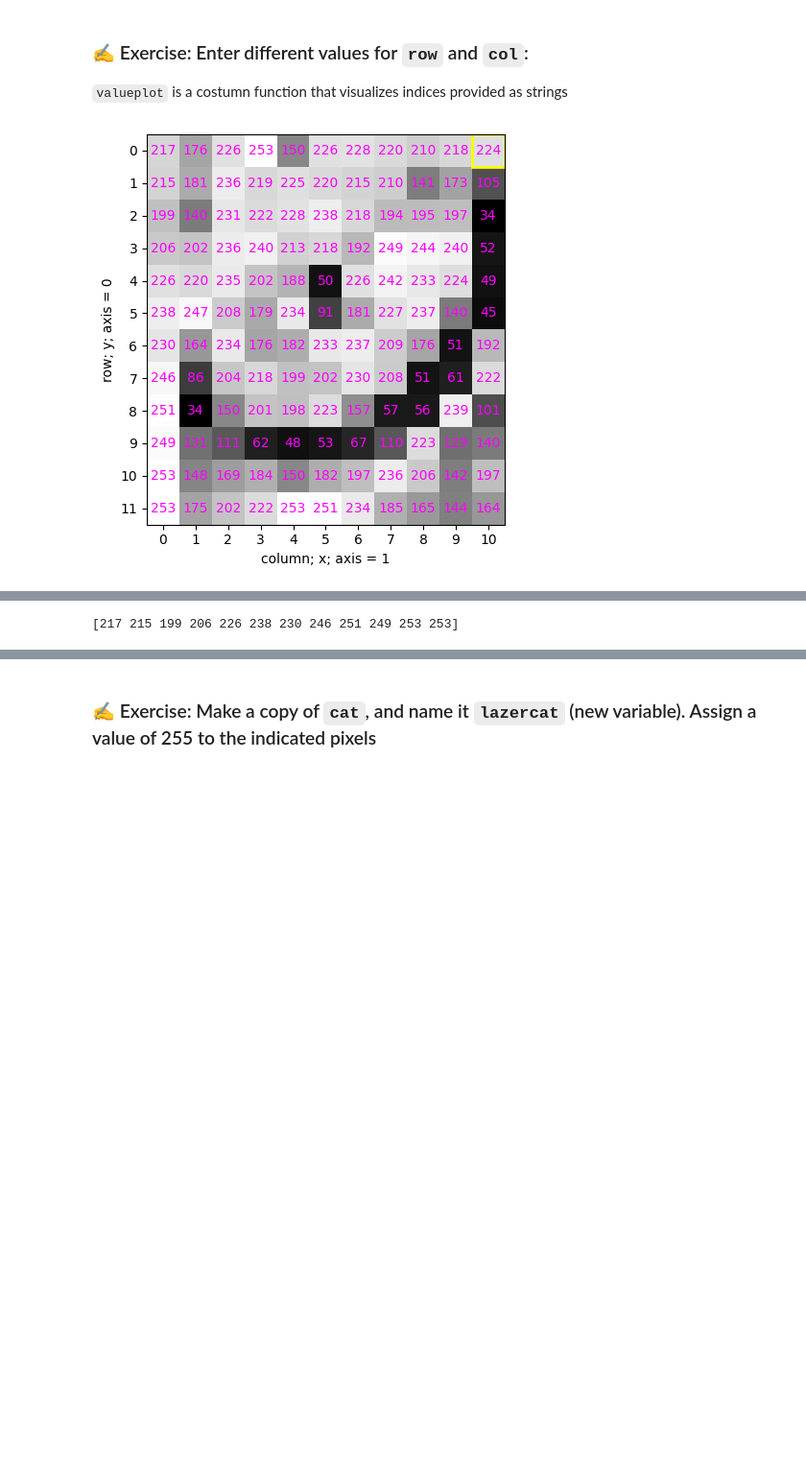
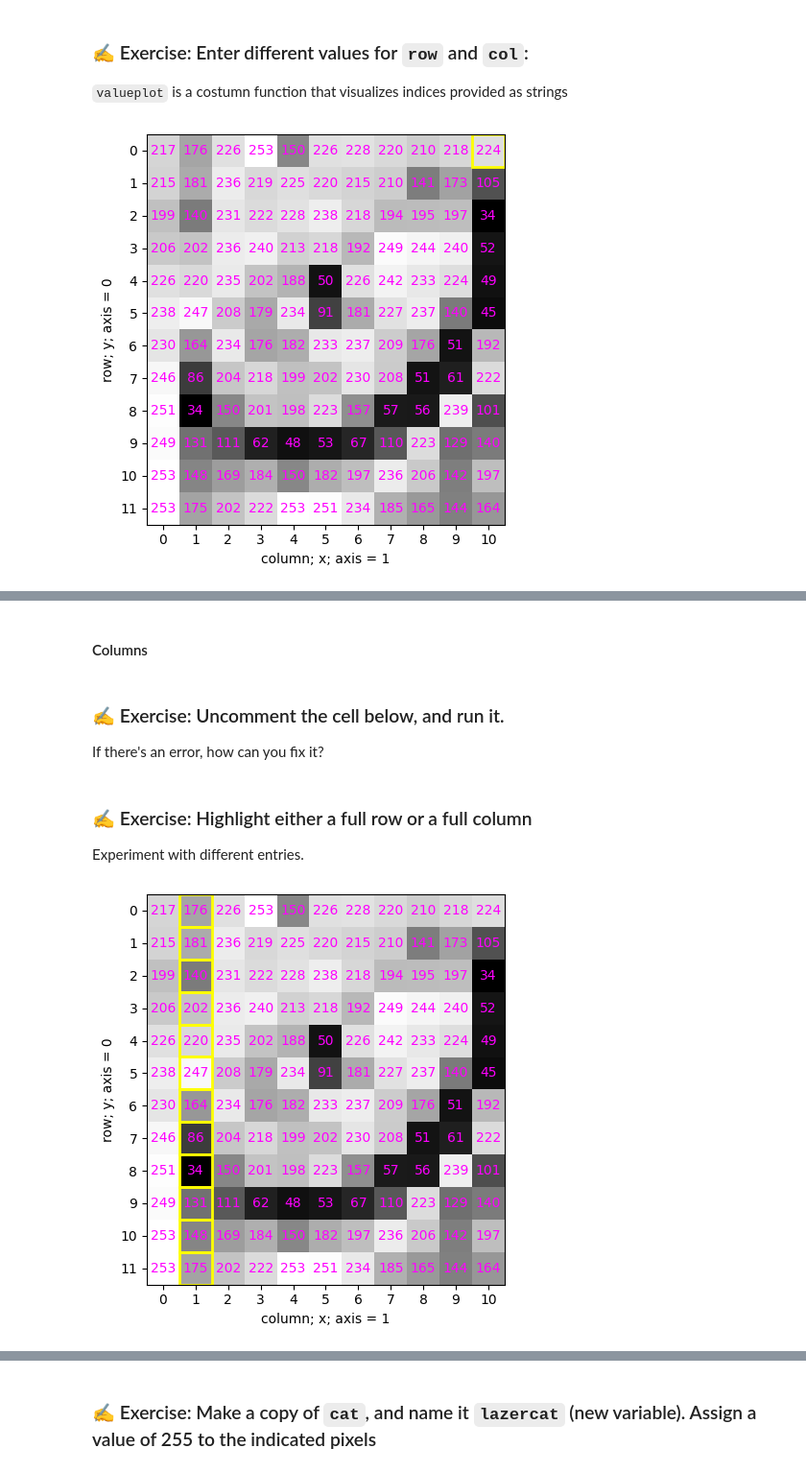
Before and after one commit to tlambert03/bobiac, a Jupyter notebook: content/04_digital_images_intro/python_for_bioimage_analysis.ipynb, the cells around one changed output, grey strips where cells are left out. Shown at 96% size. Saved outputs shown, nothing was run; the diff lists cells and outputs as text; code cells hidden in the pictures; blank space fills up the shorter version.

```diff
--- a/content/04_digital_images_intro/python_for_bioimage_analysis.ipynb
+++ b/content/04_digital_images_intro/python_for_bioimage_analysis.ipynb
@@ -201,7 +205,7 @@ simpleplot(cat)
 # %% [markdown]
 ### 4.5 Plot a simple histogram
 # %%
-def valueplot(image: np.ndarray, indices: str = None) -> None:
+def valueplot(image: np.ndarray, indices: str = "empty", fontsize: int = 10) -> None:
     """
     Show a 2-D array as a grayscale heat-map, print each pixel's value on top,
     and optionally outline pixels or regions.
@@ -221,6 +225,9 @@ def valueplot(image: np.ndarray, indices: str = None) -> None:
         - "[:,:]" - entire image
         - "[::2, 1::3]" - every 2nd row, every 3rd column starting from column 1
     """
+
+    if indices == "empty":
+        indices = "[0:0, 0:0]"
 
     def parse_index_string(index_str: str) -> tuple:
         """Parse numpy-style indexing string into tuple of slices/ints."""
@@ -283,11 +290,11 @@ def valueplot(image: np.ndarray, indices: str = None) -> None:
                 ha="center",
                 va="center",
                 color="magenta",
-                fontsize=10,
+                fontsize=fontsize,
             )
 
-    plt.ylabel("row; y; axis = 0")
-    plt.xlabel("column; x; axis = 1")
+    plt.ylabel("row; y; axis = 0", fontsize=fontsize)
+    plt.xlabel("column; x; axis = 1", fontsize=fontsize)
 
     # Handle different types of indices
     if indices is not None and len(indices) == 2:
@@ -425,4 +406,5 @@ valueplot(cat, indices="[-1, :]")  # Show entire row)
-# %%
-print(cat[:, 0])
-# %% [output]
-[217 215 199 206 226 238 230 246 251 249 253 253]
+# %% [markdown]
+#### Columns
+# %% [markdown]
+### ✍️ Exercise: Uncomment the cell below, and run it.
+If there's an error, how can you fix it?
@@ -429,2 +413,9 @@ print(cat[:, 0])
+# %% [markdown]
+### ✍️ Exercise: Highlight either a full row or a full column
+Experiment with different entries.
+# %%
+valueplot(cat, indices="[:, 1]")
+# %% [output]
+[figure, added]
 # %% [markdown]
 ### ✍️ Exercise:
```
Also changed, not shown: parts of 44 cells of this notebook.
